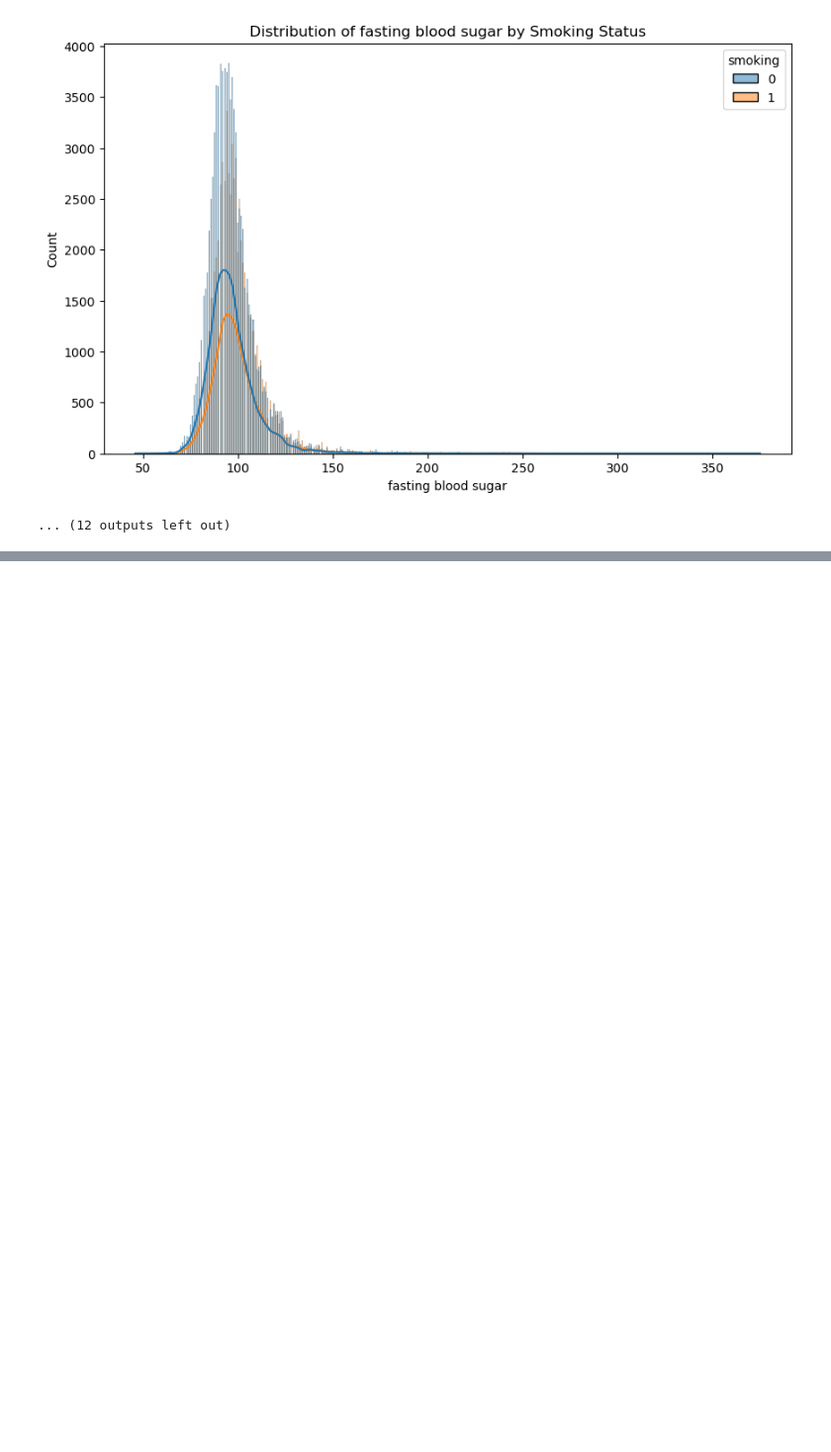
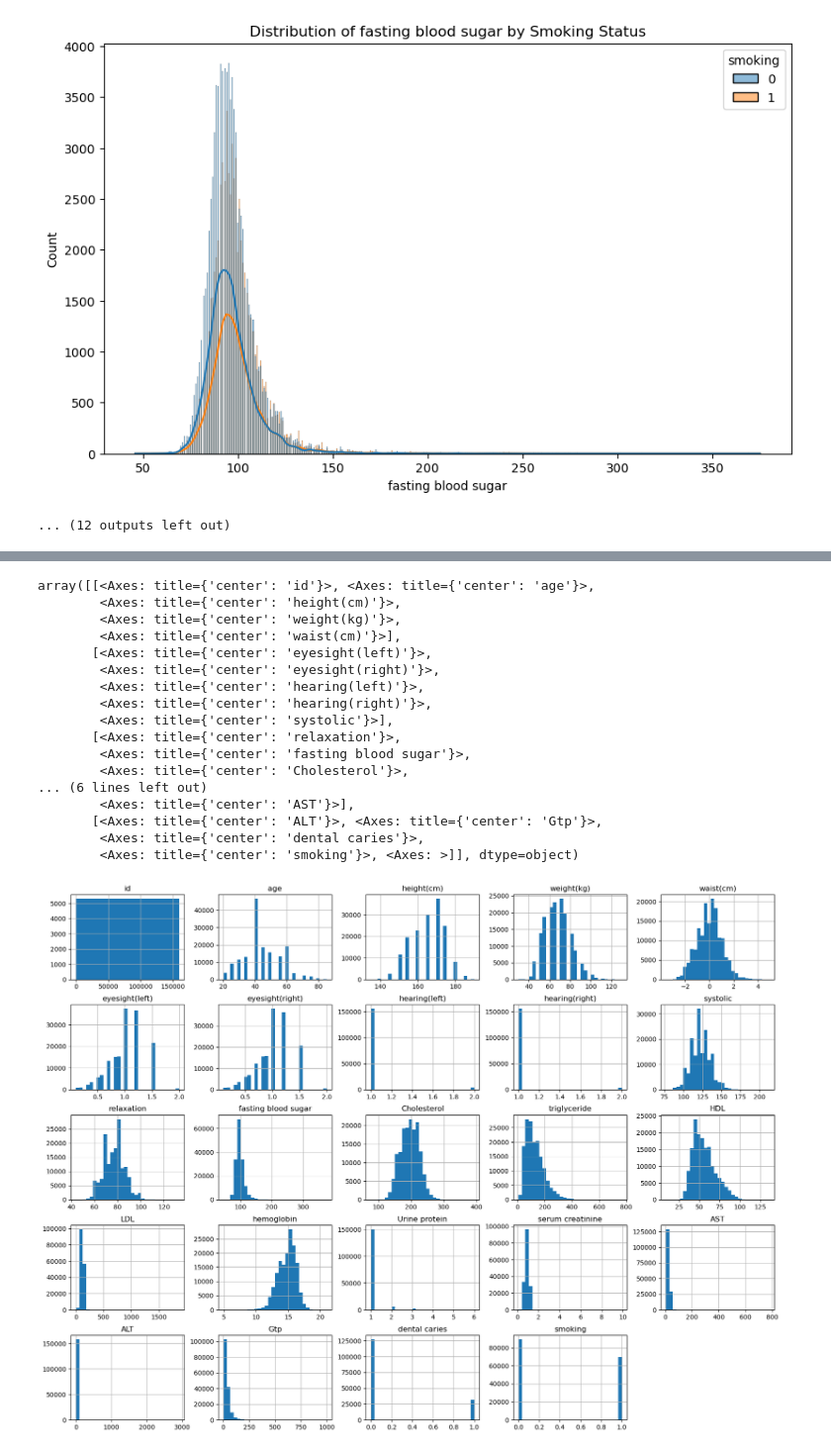
Before and after one commit to LoginovAM-ds/Projects_for_Kaggle, a Jupyter notebook: Binary Prediction of Smoker Status using Bio-Signals/modeling.ipynb, the cells around one changed output, grey strips where cells are left out. Shown at 99% size. Drawn from its saved outputs; the diff is of its cells as text; code cells hidden in the pictures; blank space fills up the shorter version.

```diff
--- a/Binary Prediction of Smoker Status using Bio-Signals/modeling.ipynb
+++ b/Binary Prediction of Smoker Status using Bio-Signals/modeling.ipynb
@@ -69,0 +90,49 @@ for column in data.columns:
+# %%
+# Age
+age_counts = data['age'].value_counts()
+valid_ages = age_counts[age_counts >= 5].index
+data = data[data['age'].isin(valid_ages)]
+# height(cm)
+hei_count=data['height(cm)'].value_counts()
+valid_height=hei_count[hei_count>=5].index
+data=data[data['height(cm)'].isin(valid_height)]
+# weight(kg)
+weght_coun=data['weight(kg)'].value_counts()
+valid_weight=weght_coun[weght_coun>1].index
+data=data[data['weight(kg)'].isin(valid_weight)]
+# waist(cm)
+mean_waist = data['waist(cm)'].mean()
+std_waist = data['waist(cm)'].std()
+data['waist(cm)'] = (data['waist(cm)'] - mean_waist) / std_waist
+# eyesight(left)
+data = data[data['eyesight(left)'] != 9.9]
+eyesight_left_counts = data['eyesight(left)'].value_counts()
+valid_eyesight_left = eyesight_left_counts[eyesight_left_counts >= 5].index
+data = data[data['eyesight(left)'].isin(valid_eyesight_left)]
+data['eyesight(left)'].value_counts()
+# eyesight(right)
+data = data[data['eyesight(right)'] != 9.9]
+eyesight_right_counts = data['eyesight(right)'].value_counts()
+valid_eyesight_right = eyesight_right_counts[eyesight_right_counts >= 5].index
+data = data[data['eyesight(right)'].isin(valid_eyesight_right)]
+# %%
+data.hist(bins=30, figsize=(20,15))
+# %% [output]
+array([[<Axes: title={'center': 'id'}>, <Axes: title={'center': 'age'}>,
+        <Axes: title={'center': 'height(cm)'}>,
+        <Axes: title={'center': 'weight(kg)'}>,
+        <Axes: title={'center': 'waist(cm)'}>],
+       [<Axes: title={'center': 'eyesight(left)'}>,
+        <Axes: title={'center': 'eyesight(right)'}>,
+        <Axes: title={'center': 'hearing(left)'}>,
+        <Axes: title={'center': 'hearing(right)'}>,
+        <Axes: title={'center': 'systolic'}>],
+       [<Axes: title={'center': 'relaxation'}>,
+        <Axes: title={'center': 'fasting blood sugar'}>,
+        <Axes: title={'center': 'Cholesterol'}>,
+... (6 lines left out)
+        <Axes: title={'center': 'AST'}>],
+       [<Axes: title={'center': 'ALT'}>, <Axes: title={'center': 'Gtp'}>,
+        <Axes: title={'center': 'dental caries'}>,
+        <Axes: title={'center': 'smoking'}>, <Axes: >]], dtype=object)
+[figure, added]
```
Also changed, not shown: parts of 2 cells of this notebook.
